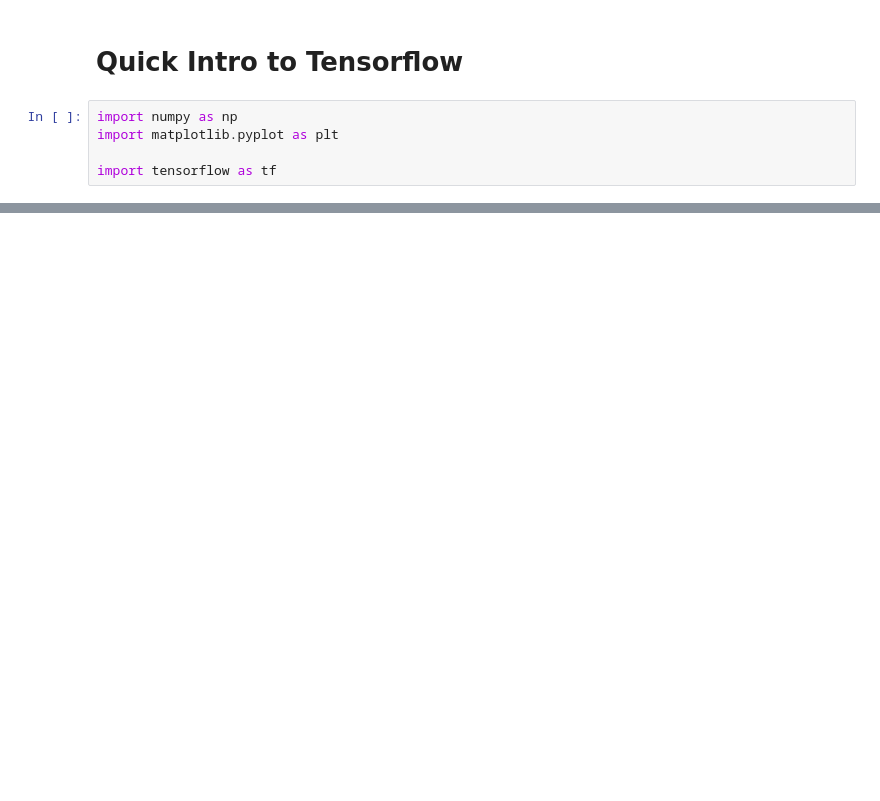
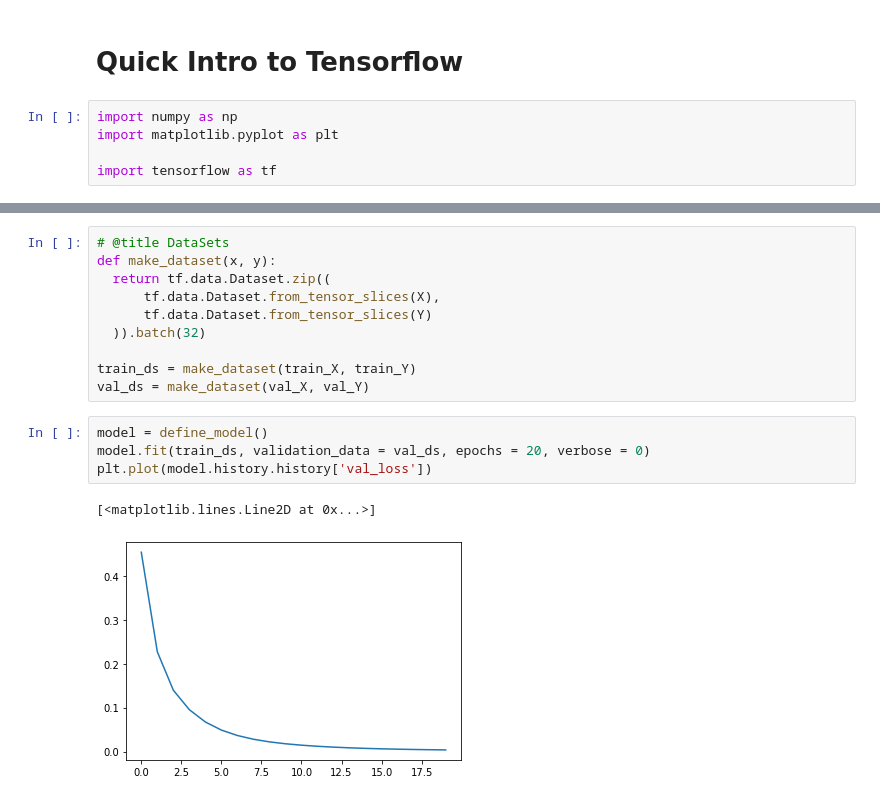
Before and after one commit to dghwood/tensorflow-tutorial, a Jupyter notebook: Quick_Intro_to_Tensorflow.ipynb, the cells around one changed output, grey strips where cells are left out. Cells and saved outputs as stored; diff of their text form; blank space fills up the shorter version.

```diff
--- a/Quick_Intro_to_Tensorflow.ipynb
+++ b/Quick_Intro_to_Tensorflow.ipynb
@@ -38,0 +82,17 @@ plt.scatter(X, model(X))
+# %%
+# @title DataSets
+def make_dataset(x, y):
+  return tf.data.Dataset.zip((
+      tf.data.Dataset.from_tensor_slices(X),
+      tf.data.Dataset.from_tensor_slices(Y)
+  )).batch(32)
+
+train_ds = make_dataset(train_X, train_Y)
+val_ds = make_dataset(val_X, val_Y)
+# %%
+model = define_model()
+model.fit(train_ds, validation_data = val_ds, epochs = 20, verbose = 0)
+plt.plot(model.history.history['val_loss'])
+# %% [output]
+[<matplotlib.lines.Line2D at 0x...>]
+[figure, added]
```
Also changed, not shown: parts of 9 cells of this notebook.
